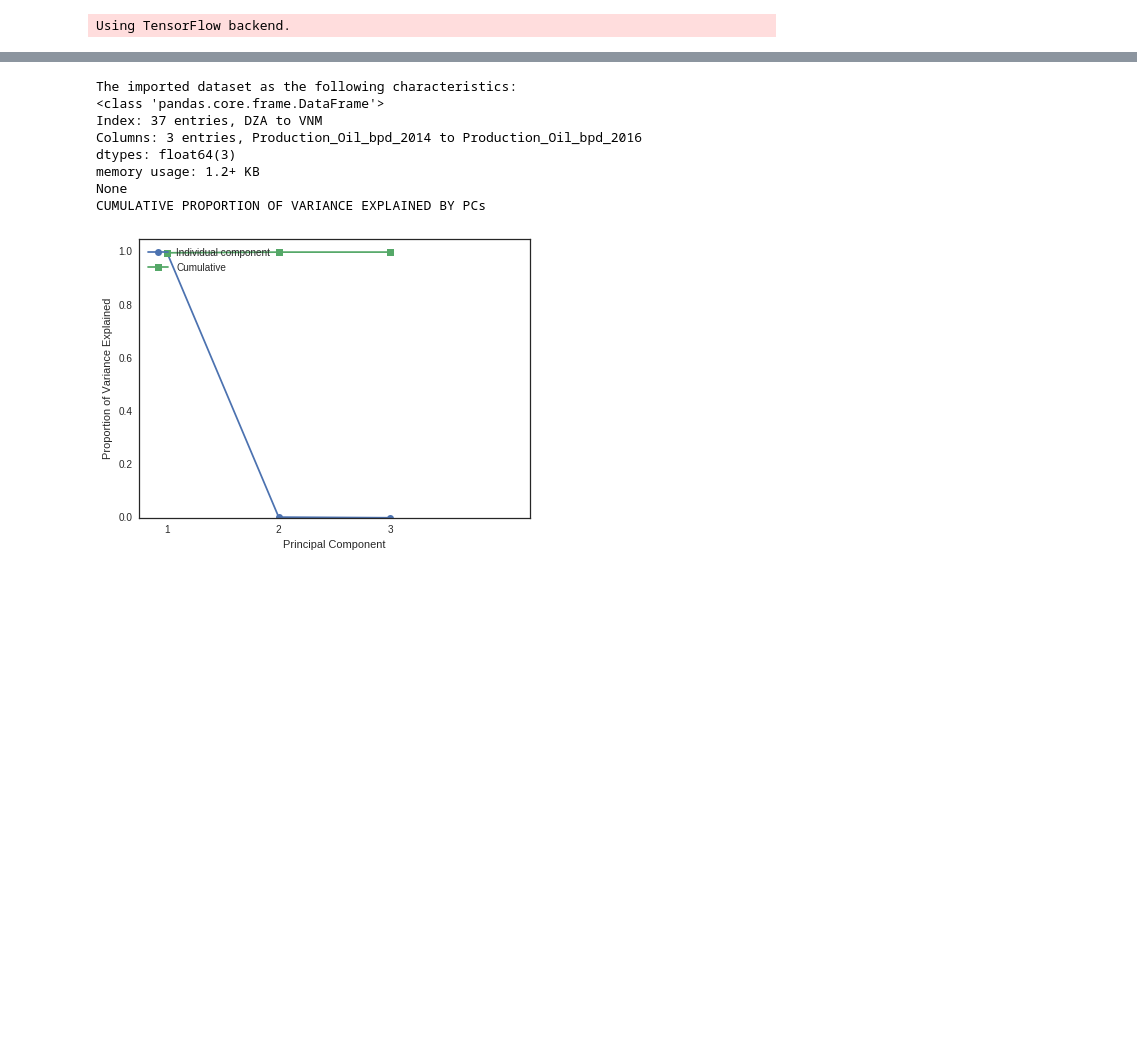
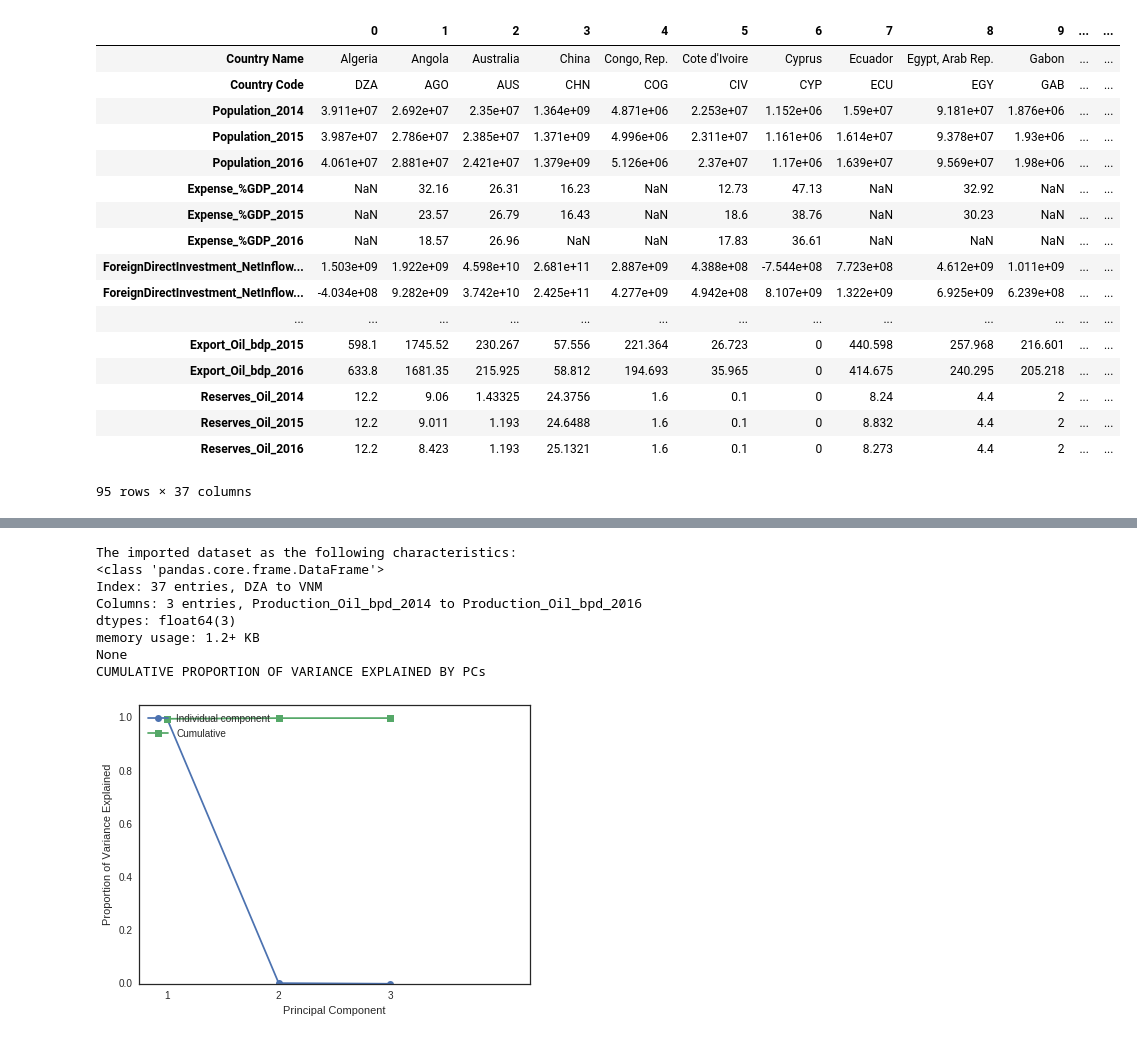
Before and after one commit to WolfLo/clustering-economies, a Jupyter notebook: petroleum.ipynb, the cells around one changed output, grey strips where cells are left out. Cells and saved outputs as stored; diff of their text form; code cells hidden in the pictures; blank space fills up the shorter version.

```diff
--- a/petroleum.ipynb
+++ b/petroleum.ipynb
@@ -23,9 +23,29 @@ import seaborn as sns
 %matplotlib inline
 plt.style.use('seaborn-white')
 pd.set_option('display.max_colwidth', -1)
+pd.set_option('display.max_rows', 10000)
-# %% [output]
-Using TensorFlow backend.
 # %%
 # import the csv dataset as a pandas DataFrame
 df = pd.read_csv('data/full_data.csv')
 #df.columns
+# %%
+df.T
+# %% [output]
+|  | 0 | 1 | 2 | 3 | 4 | 5 | 6 | 7 | 8 | 9 | ... | ... |
+| Country Name | Algeria | Angola | Australia | China | Congo, Rep. | Cote d'Ivoire | Cyprus | Ecuador | Egypt, Arab Rep. | Gabon | ... | ... |
+| Country Code | DZA | AGO | AUS | CHN | COG | CIV | CYP | ECU | EGY | GAB | ... | ... |
+| Population_2014 | 3.911e+07 | 2.692e+07 | 2.35e+07 | 1.364e+09 | 4.871e+06 | 2.253e+07 | 1.152e+06 | 1.59e+07 | 9.181e+07 | 1.876e+06 | ... | ... |
+| Population_2015 | 3.987e+07 | 2.786e+07 | 2.385e+07 | 1.371e+09 | 4.996e+06 | 2.311e+07 | 1.161e+06 | 1.614e+07 | 9.378e+07 | 1.93e+06 | ... | ... |
+| Population_2016 | 4.061e+07 | 2.881e+07 | 2.421e+07 | 1.379e+09 | 5.126e+06 | 2.37e+07 | 1.17e+06 | 1.639e+07 | 9.569e+07 | 1.98e+06 | ... | ... |
+| Expense_%GDP_2014 | NaN | 32.16 | 26.31 | 16.23 | NaN | 12.73 | 47.13 | NaN | 32.92 | NaN | ... | ... |
+| Expense_%GDP_2015 | NaN | 23.57 | 26.79 | 16.43 | NaN | 18.6 | 38.76 | NaN | 30.23 | NaN | ... | ... |
+| Expense_%GDP_2016 | NaN | 18.57 | 26.96 | NaN | NaN | 17.83 | 36.61 | NaN | NaN | NaN | ... | ... |
+| ForeignDirectInvestment_NetInflow... | 1.503e+09 | 1.922e+09 | 4.598e+10 | 2.681e+11 | 2.887e+09 | 4.388e+08 | -7.544e+08 | 7.723e+08 | 4.612e+09 | 1.011e+09 | ... | ... |
+| ForeignDirectInvestment_NetInflow... | -4.034e+08 | 9.282e+09 | 3.742e+10 | 2.425e+11 | 4.277e+09 | 4.942e+08 | 8.107e+09 | 1.322e+09 | 6.925e+09 | 6.239e+08 | ... | ... |
+| ... | ... | ... | ... | ... | ... | ... | ... | ... | ... | ... | ... | ... |
+| Export_Oil_bdp_2015 | 598.1 | 1745.52 | 230.267 | 57.556 | 221.364 | 26.723 | 0 | 440.598 | 257.968 | 216.601 | ... | ... |
+| Export_Oil_bdp_2016 | 633.8 | 1681.35 | 215.925 | 58.812 | 194.693 | 35.965 | 0 | 414.675 | 240.295 | 205.218 | ... | ... |
+| Reserves_Oil_2014 | 12.2 | 9.06 | 1.43325 | 24.3756 | 1.6 | 0.1 | 0 | 8.24 | 4.4 | 2 | ... | ... |
+| Reserves_Oil_2015 | 12.2 | 9.011 | 1.193 | 24.6488 | 1.6 | 0.1 | 0 | 8.832 | 4.4 | 2 | ... | ... |
+| Reserves_Oil_2016 | 12.2 | 8.423 | 1.193 | 25.1321 | 1.6 | 0.1 | 0 | 8.273 | 4.4 | 2 | ... | ... |
+95 rows × 37 columns
```
Also changed, not shown: parts of 1 cell of this notebook, 1 other file.
